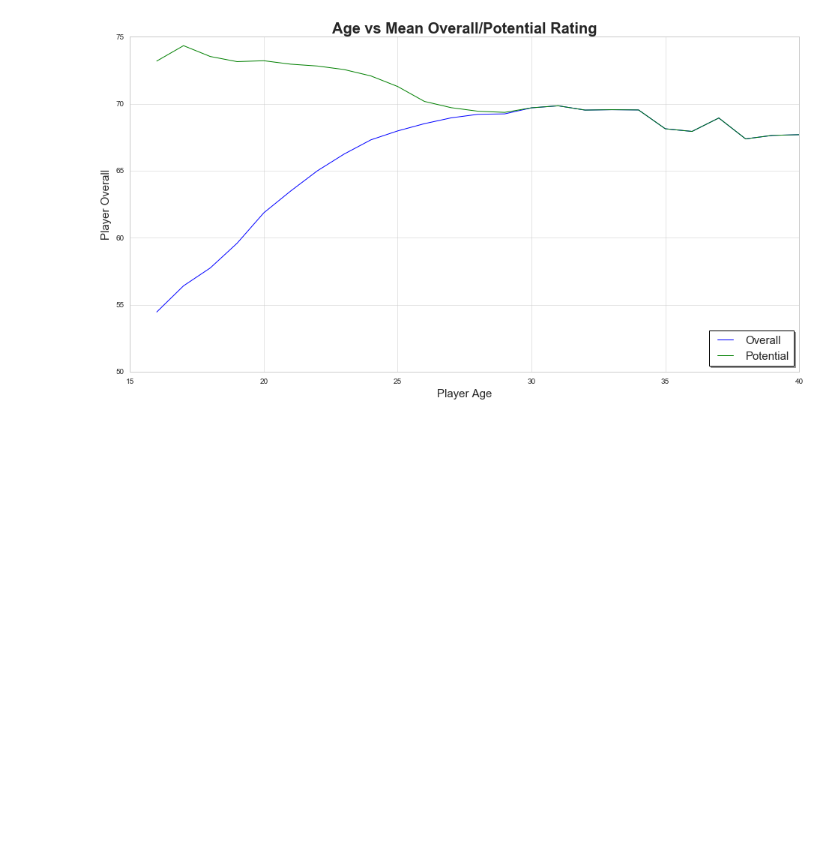
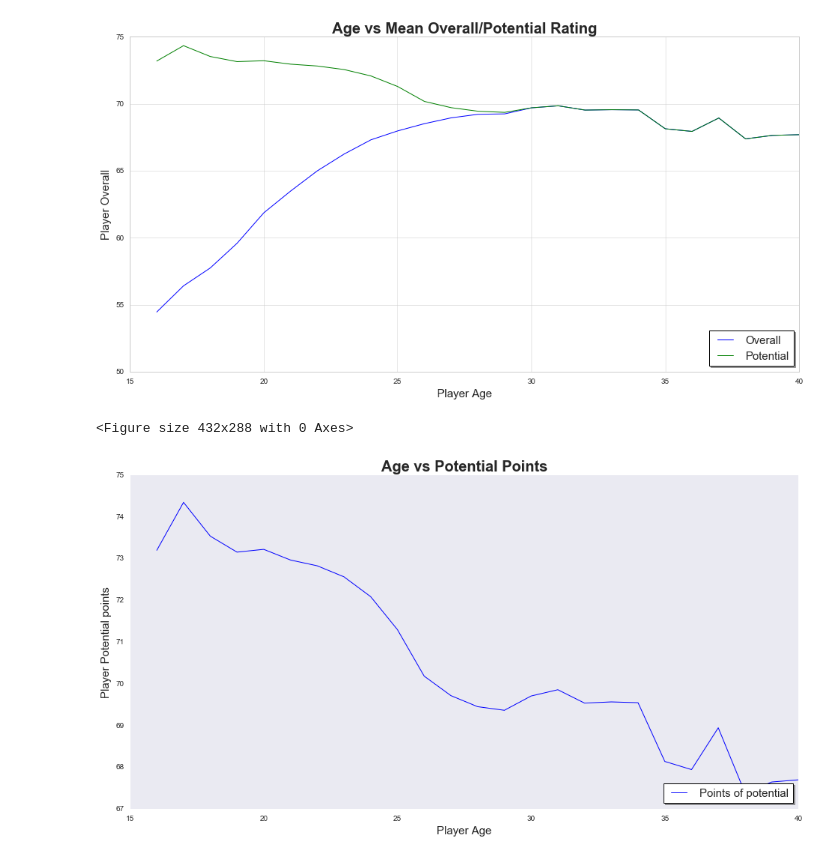
Before and after one commit to AustinYanghc/Python-ILP, a Jupyter notebook: FIFA 19.ipynb, the cells around one changed output. Cells and saved outputs as stored; diff of their text form; code cells hidden in the pictures; blank space fills up the shorter version.

Commit message:
data visualization

```diff
--- a/FIFA 19.ipynb
+++ b/FIFA 19.ipynb
@@ -146,3 +146,18 @@ plt.show()
 # %% [output]
 <Figure size 432x288 with 0 Axes>
 [figure]
+# %%
+# Selecting mean PotentialPoints from DataFrame
+potential_points = dataset40.groupby("Age")["Potential"].mean().values
+plt.figure()
+plt.figure(figsize=(16,8))
+plt.title('Age vs Potential Points', fontsize=20, fontweight='bold')
+plt.xlabel('Player Age', fontsize=15)
+plt.ylabel('Player Potential points', fontsize=15)
+sns.set_style("whitegrid")
+plt.plot(age, potential_points, label="Points of potential")
+plt.legend(loc=4, prop={'size': 15}, frameon=True,shadow=True, facecolor="white", edgecolor="black")
+plt.show()
+# %% [output]
+<Figure size 432x288 with 0 Axes>
+[figure, added]
```
Also changed, not shown: parts of 5 cells of this notebook.
